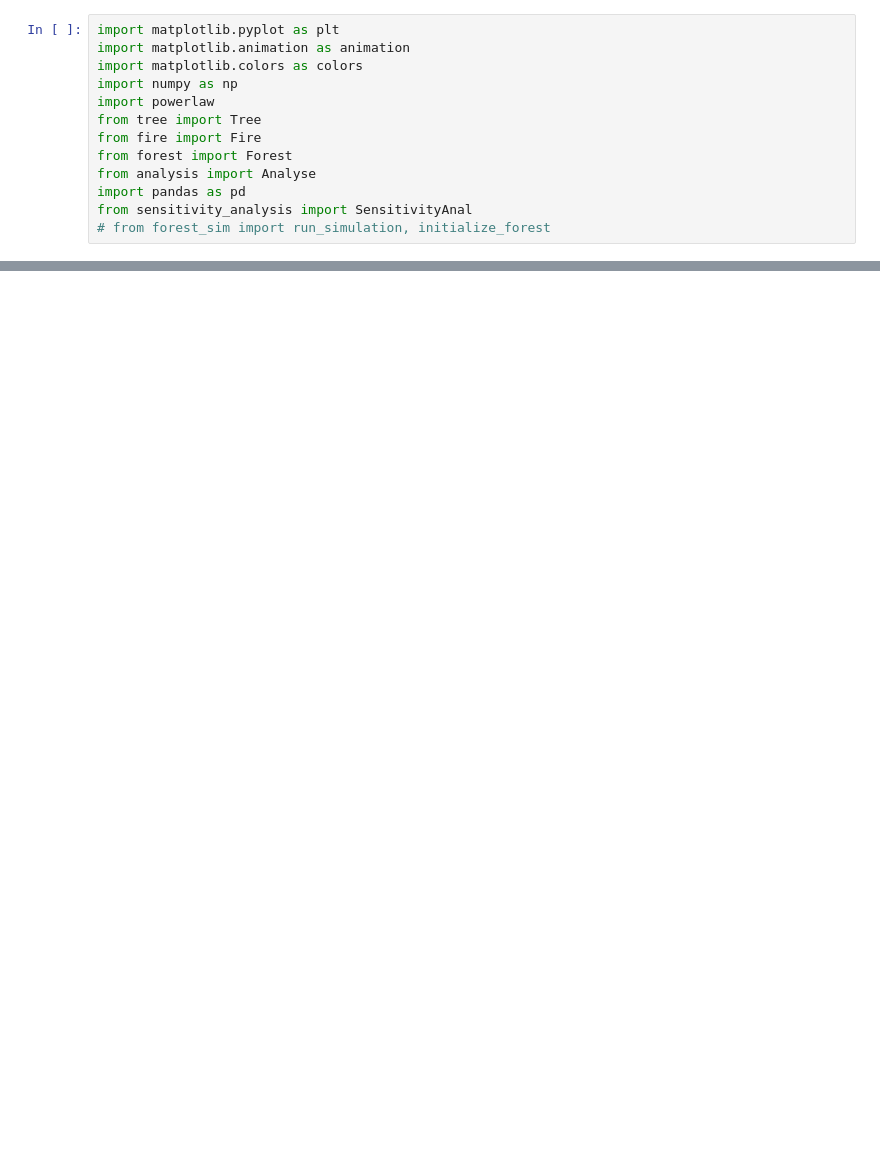
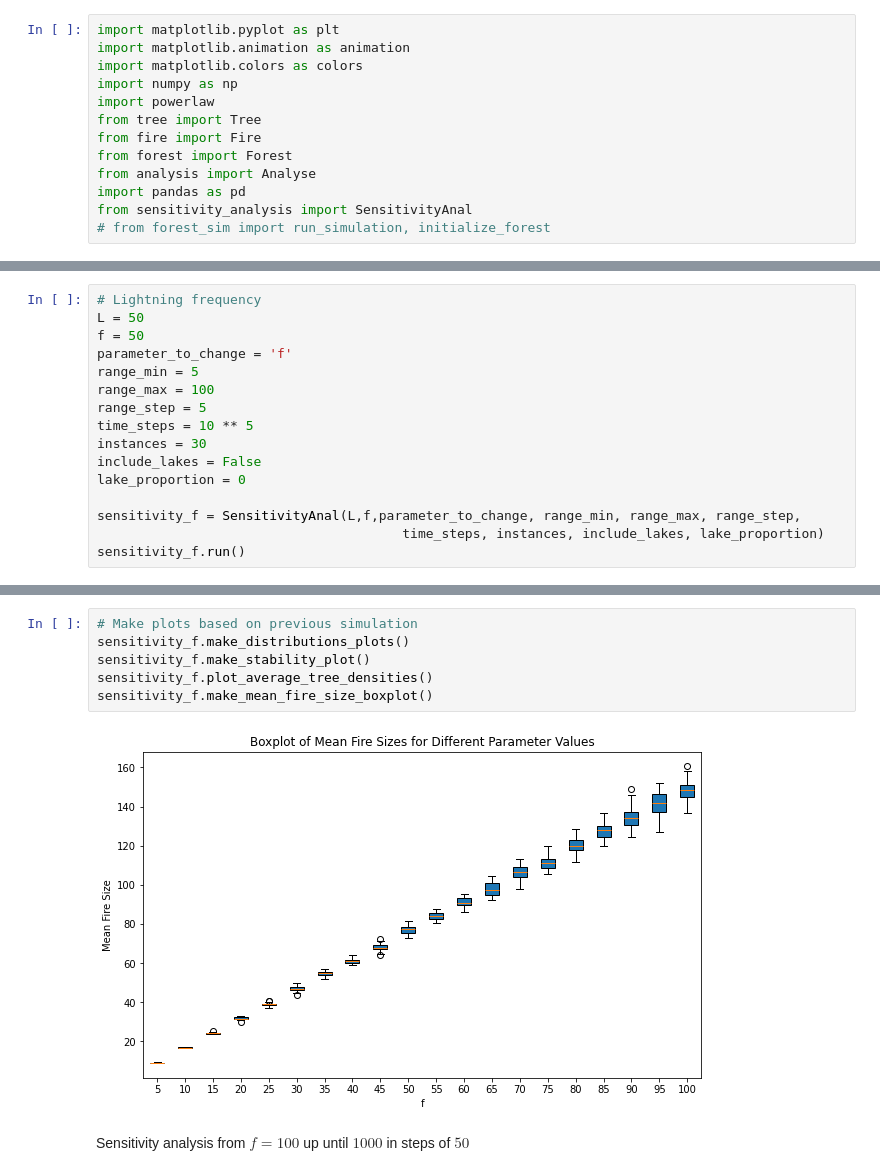
Before and after one commit to JTimmr/Complex_Systems, a Jupyter notebook: code.ipynb, the cells around one changed output, grey strips where cells are left out. Saved outputs shown, nothing was run; the diff lists cells and outputs as text; blank space fills up the shorter version.

```diff
--- a/code.ipynb
+++ b/code.ipynb
@@ -354,0 +141,16 @@ analysis_20.log_log_plot(ax, fig, color='orange', ax_title=ax_title, title=title
+# %%
+# Lightning frequency
+L = 50
+f = 50
+parameter_to_change = 'f'
+range_min = 5
+range_max = 100
+range_step = 5
+time_steps = 10 ** 5
+instances = 30
+include_lakes = False
+lake_proportion = 0
+
+sensitivity_f = SensitivityAnal(L,f,parameter_to_change, range_min, range_max, range_step,
+                                       time_steps, instances, include_lakes, lake_proportion)
+sensitivity_f.run()
@@ -354,0 +175,10 @@ analysis_20.log_log_plot(ax, fig, color='orange', ax_title=ax_title, title=title
+# %%
+# Make plots based on previous simulation
+sensitivity_f.make_distributions_plots()
+sensitivity_f.make_stability_plot()
+sensitivity_f.plot_average_tree_densities()
+sensitivity_f.make_mean_fire_size_boxplot()
+# %% [output]
+[figure, added]
+# %% [markdown]
+Sensitivity analysis from $f = 100$ up until $1000$ in steps of $50$
```
Also changed, not shown: parts of 35 cells of this notebook.
